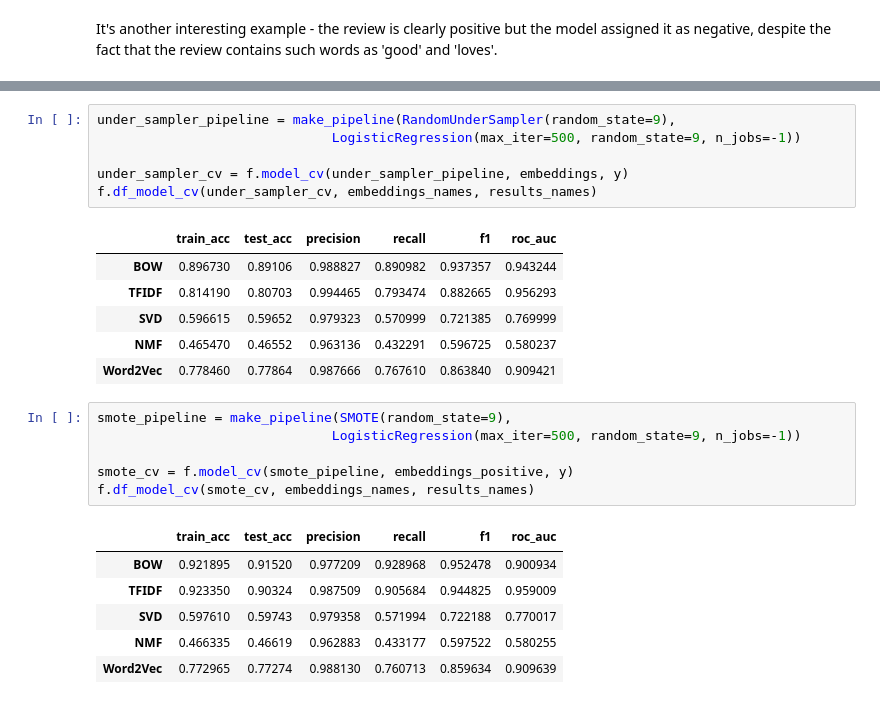
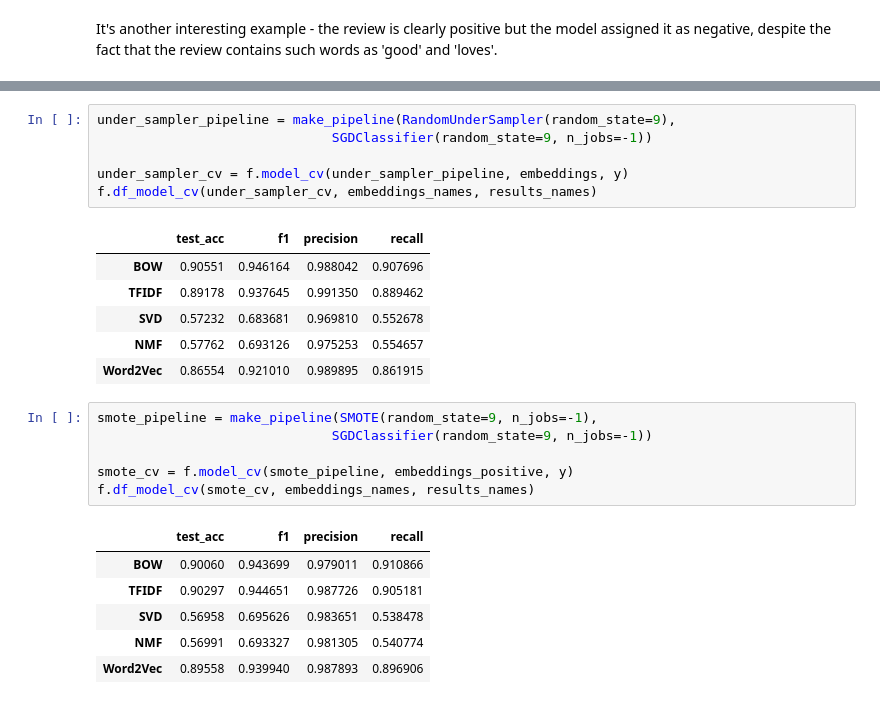
Before and after one commit to klaudia-nazarko/nlp-sentiment-analysis, a Jupyter notebook: toys_0_models.ipynb, the cells around one changed output, grey strips where cells are left out. Saved outputs shown, nothing was run; the diff lists cells and outputs as text.

```diff
--- a/toys_0_models.ipynb
+++ b/toys_0_models.ipynb
@@ -219,26 +228,26 @@ It's another interesting example - the review is clearly positive but the model
 # %%
 under_sampler_pipeline = make_pipeline(RandomUnderSampler(random_state=9),
-                              LogisticRegression(max_iter=500, random_state=9, n_jobs=-1))
+                              SGDClassifier(random_state=9, n_jobs=-1))
 
 under_sampler_cv = f.model_cv(under_sampler_pipeline, embeddings, y)
 f.df_model_cv(under_sampler_cv, embeddings_names, results_names)
 # %% [output]
-|  | train_acc | test_acc | precision | recall | f1 | roc_auc |
-| BOW | 0.896730 | 0.89106 | 0.988827 | 0.890982 | 0.937357 | 0.943244 |
-| TFIDF | 0.814190 | 0.80703 | 0.994465 | 0.793474 | 0.882665 | 0.956293 |
-| SVD | 0.596615 | 0.59652 | 0.979323 | 0.570999 | 0.721385 | 0.769999 |
-| NMF | 0.465470 | 0.46552 | 0.963136 | 0.432291 | 0.596725 | 0.580237 |
-| Word2Vec | 0.778460 | 0.77864 | 0.987666 | 0.767610 | 0.863840 | 0.909421 |
+|  | test_acc | f1 | precision | recall |
+| BOW | 0.90551 | 0.946164 | 0.988042 | 0.907696 |
+| TFIDF | 0.89178 | 0.937645 | 0.991350 | 0.889462 |
+| SVD | 0.57232 | 0.683681 | 0.969810 | 0.552678 |
+| NMF | 0.57762 | 0.693126 | 0.975253 | 0.554657 |
+| Word2Vec | 0.86554 | 0.921010 | 0.989895 | 0.861915 |
 # %%
-smote_pipeline = make_pipeline(SMOTE(random_state=9),
-                              LogisticRegression(max_iter=500, random_state=9, n_jobs=-1))
+smote_pipeline = make_pipeline(SMOTE(random_state=9, n_jobs=-1),
+                              SGDClassifier(random_state=9, n_jobs=-1))
 
 smote_cv = f.model_cv(smote_pipeline, embeddings_positive, y)
 f.df_model_cv(smote_cv, embeddings_names, results_names)
 # %% [output]
-|  | train_acc | test_acc | precision | recall | f1 | roc_auc |
-| BOW | 0.921895 | 0.91520 | 0.977209 | 0.928968 | 0.952478 | 0.900934 |
-| TFIDF | 0.923350 | 0.90324 | 0.987509 | 0.905684 | 0.944825 | 0.959009 |
-| SVD | 0.597610 | 0.59743 | 0.979358 | 0.571994 | 0.722188 | 0.770017 |
-| NMF | 0.466335 | 0.46619 | 0.962883 | 0.433177 | 0.597522 | 0.580255 |
-| Word2Vec | 0.772965 | 0.77274 | 0.988130 | 0.760713 | 0.859634 | 0.909639 |
+|  | test_acc | f1 | precision | recall |
+| BOW | 0.90060 | 0.943699 | 0.979011 | 0.910866 |
+| TFIDF | 0.90297 | 0.944651 | 0.987726 | 0.905181 |
+| SVD | 0.56958 | 0.695626 | 0.983651 | 0.538478 |
+| NMF | 0.56991 | 0.693327 | 0.981305 | 0.540774 |
+| Word2Vec | 0.89558 | 0.939940 | 0.987893 | 0.896906 |
```
Also changed, not shown: parts of 3 cells of this notebook, 1 other file.
